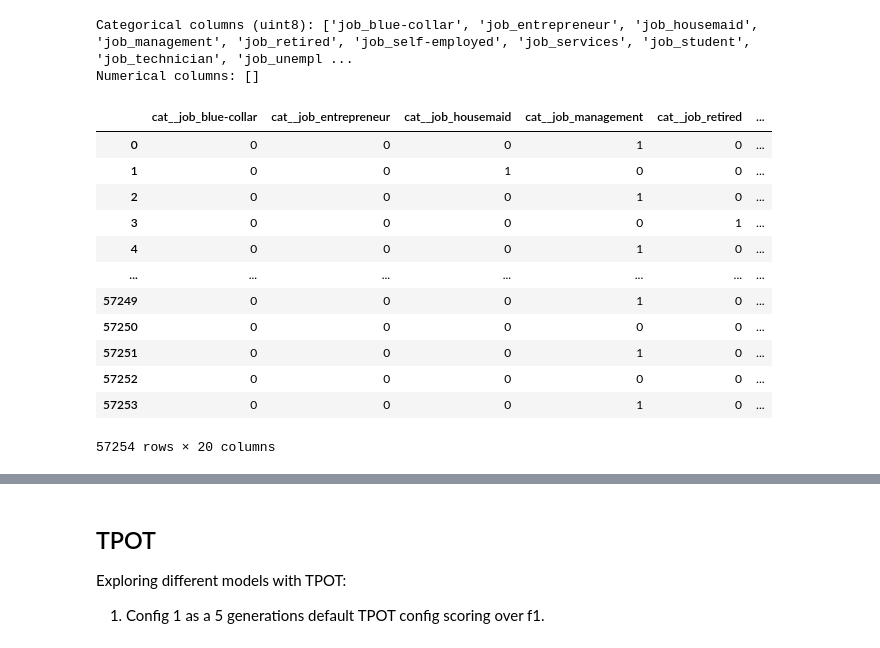
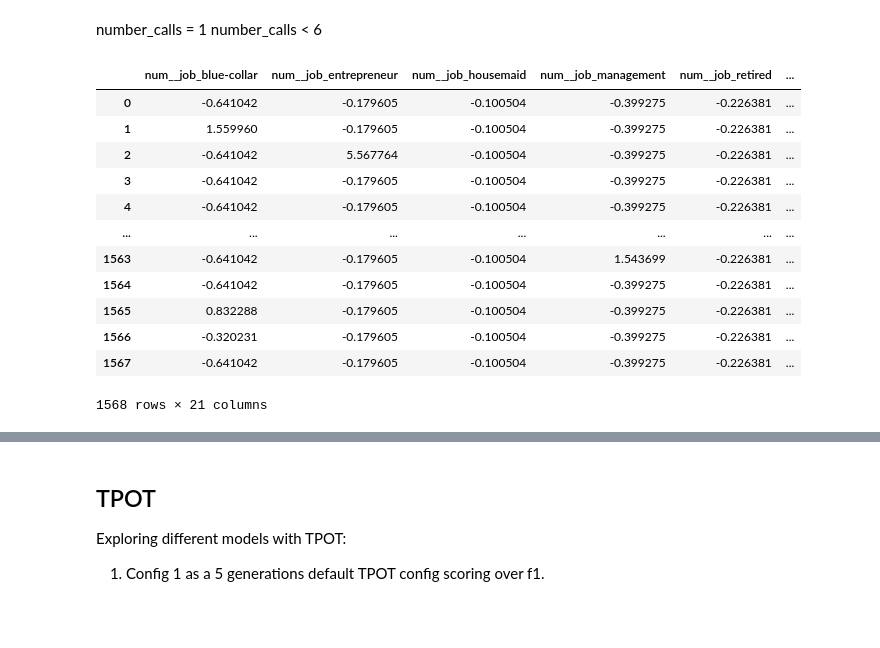
Before and after one commit to Echo9k/2-term_deposit_marketing, a Jupyter notebook: notebooks/4-pre_call-predict_first5_calls_precision.ipynb, the cells around one changed output, grey strips where cells are left out. Cells and saved outputs as stored; diff of their text form; code cells hidden in the pictures; blank space fills up the shorter version.

```diff
--- a/notebooks/4-pre_call-predict_first5_calls_precision.ipynb
+++ b/notebooks/4-pre_call-predict_first5_calls_precision.ipynb
@@ -44,14 +42,15 @@ The dataset has the following columns: y, job_blue-collar, job_entrepreneur, job
 # %%
 # Read TPOT configuration from toml file
-config = toml.load("../config.toml")
+config = toml.load("config.toml")
 paths = config['paths']
-mlflow_tracking_uri = pathlib.Path(paths['mlflow']['tracking_uri'])
+mlflow_tracking_uri = pathlib.Path(config['mlflow']['tracking_uri'])
 SEED = config["settings"]["general"]["seed"]
 
 # Load the dataset
-df = pd.read_parquet(paths['pre']["data"])
+df = pd.read_parquet(paths['data']["pre"])[:1000]
 
-# Display the first few rows to ensure the data is loaded correctly
+# Display the first few rows to ensure the
+# data is loaded correctly
 display(Markdown(f'The dataset has {df.shape[0]:,} rows and {df.shape[1]:,} columns.'))
 display(Markdown(f'The dataset has the following columns: {", ".join(df.columns)}.'))
 display(df.sample(3))
@@ -59,70 +78,58 @@ display(df.describe())
+# %% [markdown]
+number_calls = 1
+number_calls < 6
 # %%
 # Separate features and target variable
-y = (pd.read_parquet(paths['post']["data"], columns=['number_calls'])==1).astype(int)
-# y = df['y']  # Target variable
+y = df['y']  # Target variable
 X = df.drop('y', axis=1)  # Features
+
+# Define numerical columns explicitly since all are either int or encoded as uint8
+numerical_cols = X.columns.tolist()  # Since all columns are numeric in type (int64, int8, uint8)
 
 # Split data into training and test sets
 X_train, X_test, y_train, y_test = train_test_split(X, y, test_size=0.2, random_state=42)
-
-# Identify numerical and categorical columns
-numerical_cols = X_train.select_dtypes(include=['int64', 'float64']).columns.tolist()
-categorical_cols = X_train.select_dtypes(include=['uint8']).columns.tolist()  # Treat uint8 as categorical
-
-# Debugging: Check if the columns are being correctly identified
-print(f"Categorical columns (uint8): {categorical_cols}")
-print(f"Numerical columns: {numerical_cols}")
 
 # Preprocessing pipeline for numerical data
 numerical_transformer = Pipeline(steps=[
     ('imputer', SimpleImputer(strategy='median')),
     ('scaler', StandardScaler())
 ])
 
-# Preprocessing pipeline for categorical data (if needed, though it may not require any transformation)
-# We assume categorical columns are already encoded, so no OneHotEncoder is used here.
-categorical_transformer = Pipeline(steps=[
-    ('imputer', SimpleImputer(strategy='most_frequent'))  # Just in case there are any NaNs
-])
-
-# Combine preprocessing for numerical and categorical data
+# Combine preprocessing
 preprocessor = ColumnTransformer(
     transformers=[
-        ('num', numerical_transformer, numerical_cols),
-        ('cat', categorical_transformer, categorical_cols)
+        ('num', numerical_transformer, numerical_cols)
     ])
 
-# Apply preprocessing to both numerical and categorical columns
+# Apply preprocessing to both training and test sets
 X_train_processed = preprocessor.fit_transform(X_train)
 X_test_processed = preprocessor.transform(X_test)
 
-# Convert the processed data into a DataFrame with correct column names
+# Convert the processed data into DataFrames with correct column names
 X_train_processed = pd.DataFrame(X_train_processed, columns=preprocessor.get_feature_names_out())
 X_test_processed = pd.DataFrame(X_test_processed, columns=preprocessor.get_feature_names_out())
 
-# Apply SMOTETomek on the training data
+# Apply SMOTETomek on the training data to balance the dataset
 smote_tomek = SMOTETomek(random_state=42)
 X_train_balanced, y_train_balanced = smote_tomek.fit_resample(X_train_processed, y_train)
 
 # Convert back to DataFrame if needed
 df_train_balanced = pd.DataFrame(X_train_balanced, columns=preprocessor.get_feature_names_out())
 
-# Now your balanced data is ready for further use
+# Balanced data is ready for further use
 df_train_balanced
 # %% [output]
+|  | num__job_blue-collar | num__job_entrepreneur | num__job_housemaid | num__job_management | num__job_retired | ... |
+| 0 | -0.641042 | -0.179605 | -0.100504 | -0.399275 | -0.226381 | ... |
+| 1 | 1.559960 | -0.179605 | -0.100504 | -0.399275 | -0.226381 | ... |
+| 2 | -0.641042 | 5.567764 | -0.100504 | -0.399275 | -0.226381 | ... |
+| 3 | -0.641042 | -0.179605 | -0.100504 | -0.399275 | -0.226381 | ... |
+| 4 | -0.641042 | -0.179605 | -0.100504 | -0.399275 | -0.226381 | ... |
+| ... | ... | ... | ... | ... | ... | ... |
+| 1563 | -0.641042 | -0.179605 | -0.100504 | 1.543699 | -0.226381 | ... |
+| 1564 | -0.641042 | -0.179605 | -0.100504 | -0.399275 | -0.226381 | ... |
+| 1565 | 0.832288 | -0.179605 | -0.100504 | -0.399275 | -0.226381 | ... |
+| 1566 | -0.320231 | -0.179605 | -0.100504 | -0.399275 | -0.226381 | ... |
+| 1567 | -0.641042 | -0.179605 | -0.100504 | -0.399275 | -0.226381 | ... |
-Categorical columns (uint8): ['job_blue-collar', 'job_entrepreneur', 'job_housemaid', 'job_management', 'job_retired', 'job_self-employed', 'job_services', 'job_student', 'job_technician', 'job_unempl ...
-Numerical columns: []
+1568 rows × 21 columns
-|  | cat__job_blue-collar | cat__job_entrepreneur | cat__job_housemaid | cat__job_management | cat__job_retired | ... |
-| 0 | 0 | 0 | 0 | 1 | 0 | ... |
-| 1 | 0 | 0 | 1 | 0 | 0 | ... |
-| 2 | 0 | 0 | 0 | 1 | 0 | ... |
-| 3 | 0 | 0 | 0 | 0 | 1 | ... |
-| 4 | 0 | 0 | 0 | 1 | 0 | ... |
-| ... | ... | ... | ... | ... | ... | ... |
-| 57249 | 0 | 0 | 0 | 1 | 0 | ... |
-| 57250 | 0 | 0 | 0 | 0 | 0 | ... |
-| 57251 | 0 | 0 | 0 | 1 | 0 | ... |
-| 57252 | 0 | 0 | 0 | 0 | 0 | ... |
-| 57253 | 0 | 0 | 0 | 1 | 0 | ... |
-57254 rows × 20 columns
 # %%
```
Also changed, not shown: parts of 5 cells of this notebook, 7 other files.
